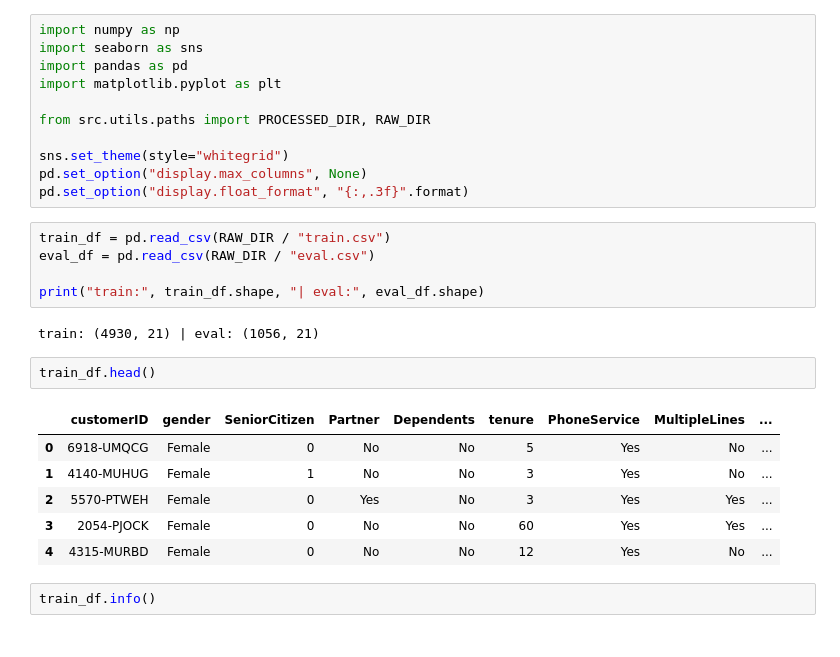
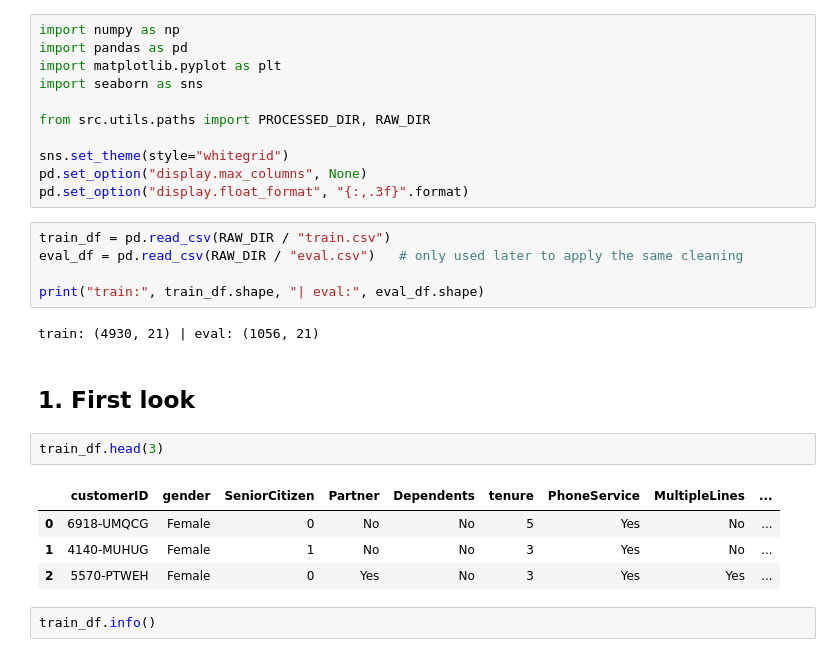
Before and after one commit to AbooMardiiyah/churn-prediction-mle, a Jupyter notebook: notebooks/01_EDA_cleaning.ipynb, the cells around one changed output. Saved outputs shown, nothing was run; the diff lists cells and outputs as text.

```diff
--- a/notebooks/01_EDA_cleaning.ipynb
+++ b/notebooks/01_EDA_cleaning.ipynb
@@ -1,8 +13,8 @@
 # %%
 import numpy as np
-import seaborn as sns
 import pandas as pd
 import matplotlib.pyplot as plt
+import seaborn as sns
 
 from src.utils.paths import PROCESSED_DIR, RAW_DIR
 
@@ -11,20 +23,20 @@ pd.set_option("display.max_columns", None)
 pd.set_option("display.float_format", "{:,.3f}".format)
 # %%
 train_df = pd.read_csv(RAW_DIR / "train.csv")
-eval_df = pd.read_csv(RAW_DIR / "eval.csv")
+eval_df = pd.read_csv(RAW_DIR / "eval.csv")   # only used later to apply the same cleaning
 
 print("train:", train_df.shape, "| eval:", eval_df.shape)
 # %% [output]
 train: (4930, 21) | eval: (1056, 21)
+# %% [markdown]
+## 1. First look
 # %%
-train_df.head()
+train_df.head(3)
 # %% [output]
 |  | customerID | gender | SeniorCitizen | Partner | Dependents | tenure | PhoneService | MultipleLines | ... |
 | 0 | 6918-UMQCG | Female | 0 | No | No | 5 | Yes | No | ... |
 | 1 | 4140-MUHUG | Female | 1 | No | No | 3 | Yes | No | ... |
 | 2 | 5570-PTWEH | Female | 0 | Yes | No | 3 | Yes | Yes | ... |
-| 3 | 2054-PJOCK | Female | 0 | No | No | 60 | Yes | Yes | ... |
-| 4 | 4315-MURBD | Female | 0 | No | No | 12 | Yes | No | ... |
 # %%
 train_df.info()
 # %% [output]
```
Also changed, not shown: parts of 63 cells of this notebook.
